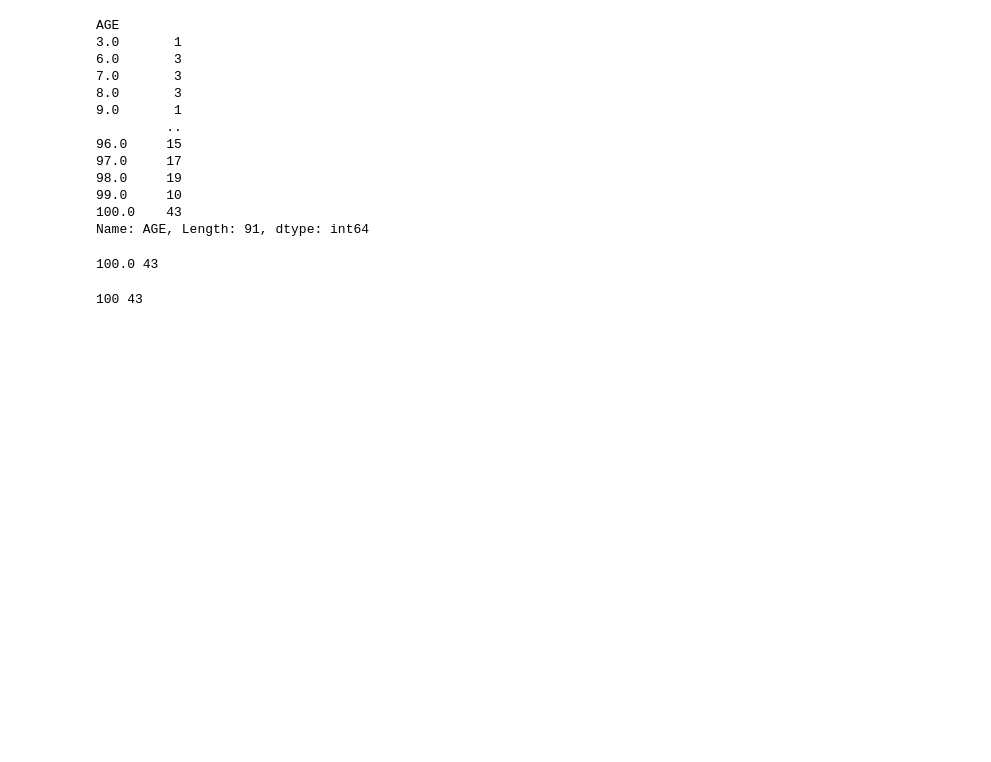
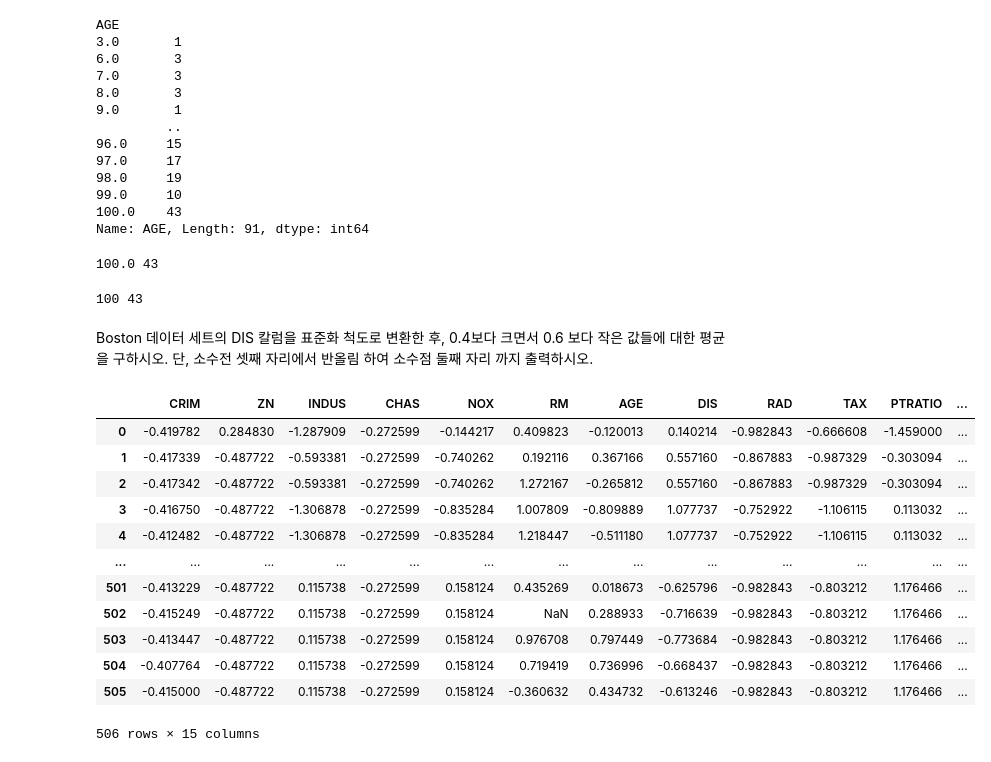
Before and after one commit to jaewon-jun9/python_study, a Jupyter notebook: 빅데이터분석기사/실기연습/DAY2.ipynb, the cells around one changed output. Drawn from its saved outputs; the diff is of its cells as text; code cells hidden in the pictures; blank space fills up the shorter version.

Commit message:
standard

```diff
--- a/빅데이터분석기사/실기연습/DAY2.ipynb
+++ b/빅데이터분석기사/실기연습/DAY2.ipynb
@@ -366,3 +366,26 @@ from scipy.stats import mode
 print(int(mode(data2)[0]),int(mode(data2)[1]))
 # %% [output]
 100 43
+# %% [markdown]
+Boston 데이터 세트의 DIS 칼럼을 표준화 척도로 변환한 후, 0.4보다 크면서 0.6 보다 작은 값들에 대한 평균을 구하시오. 단, 소수전 셋째 자리에서 반올림 하여 소수점 둘째 자리 까지 출력하시오.
+# %%
+from sklearn.preprocessing import StandardScaler
+scaler = StandardScaler()
+# %%
+data_stdd = scaler.fit_transform(data)
+data_stdd = pd.DataFrame(data_stdd, columns= data.columns)
+data_stdd
+# %% [output]
+|  | CRIM | ZN | INDUS | CHAS | NOX | RM | AGE | DIS | RAD | TAX | PTRATIO | ... |
+| 0 | -0.419782 | 0.284830 | -1.287909 | -0.272599 | -0.144217 | 0.409823 | -0.120013 | 0.140214 | -0.982843 | -0.666608 | -1.459000 | ... |
+| 1 | -0.417339 | -0.487722 | -0.593381 | -0.272599 | -0.740262 | 0.192116 | 0.367166 | 0.557160 | -0.867883 | -0.987329 | -0.303094 | ... |
+| 2 | -0.417342 | -0.487722 | -0.593381 | -0.272599 | -0.740262 | 1.272167 | -0.265812 | 0.557160 | -0.867883 | -0.987329 | -0.303094 | ... |
+| 3 | -0.416750 | -0.487722 | -1.306878 | -0.272599 | -0.835284 | 1.007809 | -0.809889 | 1.077737 | -0.752922 | -1.106115 | 0.113032 | ... |
+| 4 | -0.412482 | -0.487722 | -1.306878 | -0.272599 | -0.835284 | 1.218447 | -0.511180 | 1.077737 | -0.752922 | -1.106115 | 0.113032 | ... |
+| ... | ... | ... | ... | ... | ... | ... | ... | ... | ... | ... | ... | ... |
+| 501 | -0.413229 | -0.487722 | 0.115738 | -0.272599 | 0.158124 | 0.435269 | 0.018673 | -0.625796 | -0.982843 | -0.803212 | 1.176466 | ... |
+| 502 | -0.415249 | -0.487722 | 0.115738 | -0.272599 | 0.158124 | NaN | 0.288933 | -0.716639 | -0.982843 | -0.803212 | 1.176466 | ... |
+| 503 | -0.413447 | -0.487722 | 0.115738 | -0.272599 | 0.158124 | 0.976708 | 0.797449 | -0.773684 | -0.982843 | -0.803212 | 1.176466 | ... |
+| 504 | -0.407764 | -0.487722 | 0.115738 | -0.272599 | 0.158124 | 0.719419 | 0.736996 | -0.668437 | -0.982843 | -0.803212 | 1.176466 | ... |
+| 505 | -0.415000 | -0.487722 | 0.115738 | -0.272599 | 0.158124 | -0.360632 | 0.434732 | -0.613246 | -0.982843 | -0.803212 | 1.176466 | ... |
+506 rows × 15 columns
```
Also changed, not shown: parts of 2 cells of this notebook.
